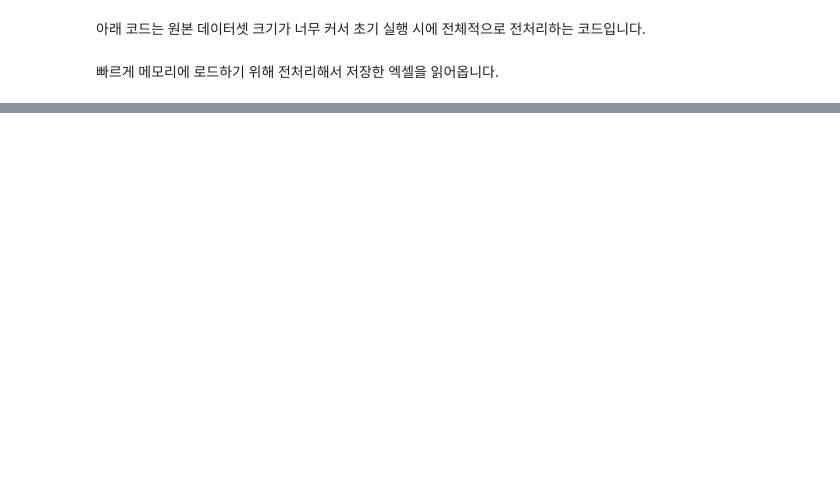
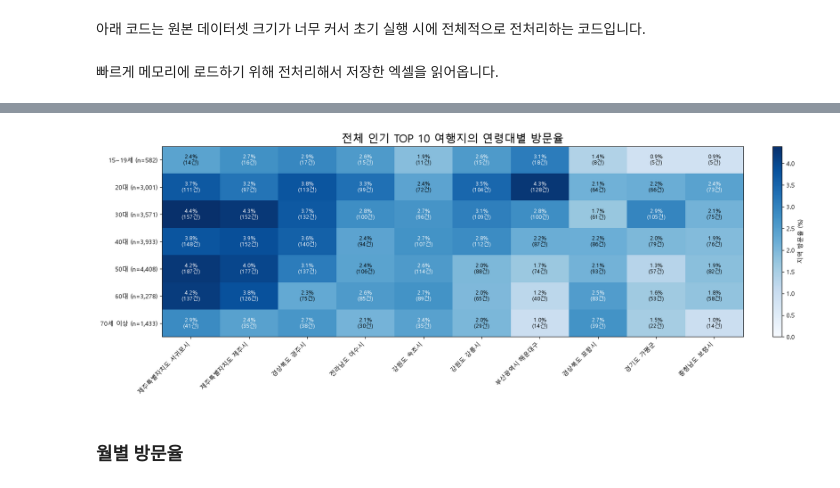
Before and after one commit to jamm-king/AI-X, a Jupyter notebook: exam01/main.ipynb, the cells around one changed output, grey strips where cells are left out. Cells and saved outputs as stored; diff of their text form; code cells hidden in the pictures; blank space fills up the shorter version.

```diff
--- a/exam01/main.ipynb
+++ b/exam01/main.ipynb
@@ -439,0 +213,32 @@ display(marital_total)
+# %%
+# [3단계: 비교표 구성] 전체 인기 TOP 10 지역을 고정하고 연령대별 방문율 행렬을 만듭니다.
+age_region_counts = (
+    age_ranking.pivot(index="연령대", columns="방문지역", values="방문여행건수")
+    .reindex(index=age_order, columns=common_regions).fillna(0)
+)
+age_region_rates = age_region_counts.div(
+    age_total.set_index("연령대")["전체여행건수"].replace(0, np.nan), axis=0
+) * 100
+# [4단계: 시각화] 히트맵에서 같은 지역의 집단별 방문율과 표본 건수를 비교합니다.
+if not common_regions or not age_region_rates.notna().any().any():
+    print("공통 여행지 방문율을 비교할 데이터가 없습니다.")
+else:
+    fig, ax = plt.subplots(figsize=(16, max(6, len(age_order) * 0.65)), constrained_layout=True)
+    heatmap = ax.imshow(age_region_rates.to_numpy(), cmap="Blues", aspect="auto", vmin=0)
+    ax.set_xticks(range(len(common_regions)), common_regions, rotation=45, ha="right")
+    ax.set_yticks(range(len(age_order)), [f"{g} (n={t:,})" for g, t in
+                 zip(age_order, age_total["전체여행건수"])])
+    for i in range(len(age_order)):
+        for j in range(len(common_regions)):
+            rate = age_region_rates.iloc[i, j]
+            count = int(age_region_counts.iloc[i, j])
+            label = "데이터 없음" if pd.isna(rate) else f"{rate:.1f}%\n({count:,}건)"
+            color = "white" if pd.notna(rate) and rate > age_region_rates.max().max() * 0.55 else "black"
+            ax.text(j, i, label, ha="center", va="center", color=color, fontsize=9)
+    fig.colorbar(heatmap, ax=ax, label="지역 방문율 (%)")
+    ax.set_title("전체 인기 TOP 10 여행지의 연령대별 방문율", fontsize=18)
+    plt.show()
+# %% [output]
+[figure, added]
+# %% [markdown]
+### 월별 방문율
```
Also changed, not shown: parts of 42 cells of this notebook, 6 other files.
